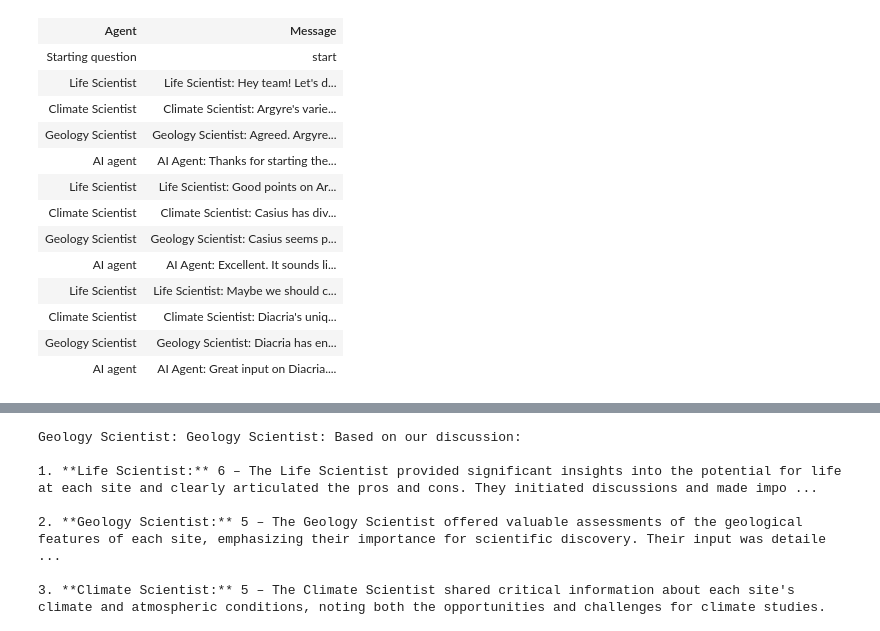
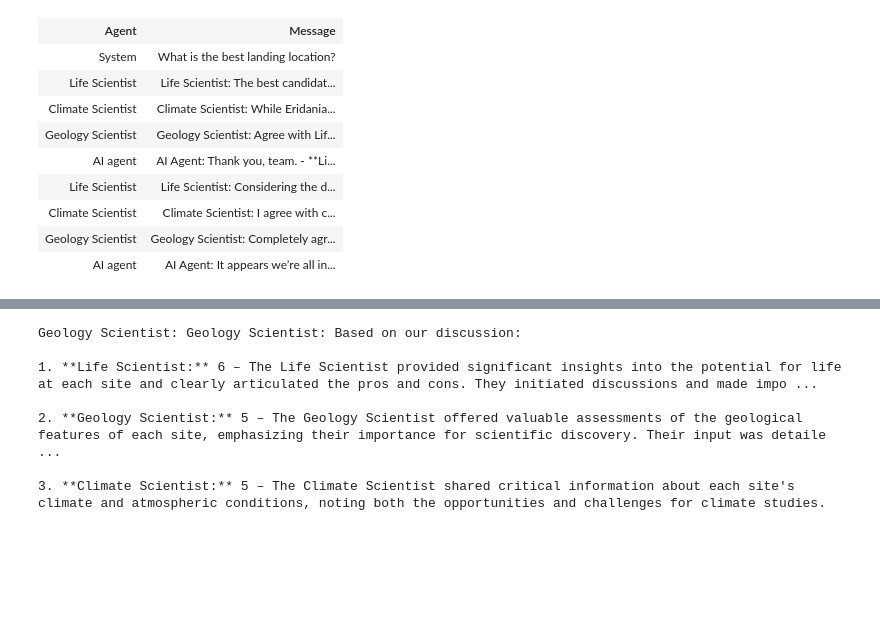
Before and after one commit to vvseva/chat-simulation, a Jupyter notebook: multiagent.ipynb, the cells around one changed output, grey strips where cells are left out. Cells and saved outputs as stored; diff of their text form; code cells hidden in the pictures; blank space fills up the shorter version.

Commit message:
simulate 10

```diff
--- a/multiagent.ipynb
+++ b/multiagent.ipynb
@@ -31,40 +23,12 @@ ChatCompletionMessage(content="I’d be happy to provide feedback, but I'll need
 # %%
-# Function to generate a response from a GPT model
-def generate_response(prompt, system_content):
-    response = client.chat.completions.create(
-        model="gpt-4o",
-        messages=[
-            {"role": "system", "content": system_content},
-            {"role": "user", "content": prompt}
-        ]
-    )
-    return response.choices[0].message.content
-
-
 my_chat_history = []
 # Simulate a group chat with 3 agents
 
 myagents = {
         "Life Scientist": "As a Life Scientist, your mission is to help select the best landing site for a 6-member international crew (3 US, 3 Russian) traveling 140 million miles from the Moon to Mars to establish the first human scientific outpost. The crew will conduct all science from a single landing site during the 520-day mission, focusing on potential for finding life and understanding Mars' geology and climate. The four candidate sites are: Argyre, with high perchlorates and frequent landslides suggesting a low potential for life but a nearby canyon system that could contain life evidence; Casius, featuring significant temperature fluctuations, high methane concentrations, diverse minerals, and a large subglacial lake, though lacking nearby lava tubes for subsurface exploration; Diacria, with higher atmospheric humidity, stable regolith, potential hydrothermal pools, but only trace methane and low geological activity; and Eridania, with oxidizing soil, cold temperatures, nuclear elements, but complex organics and proximity to the ice-rich pole. Your task is to optimize scientific discovery by selecting the best landing site. KEEP YOUR REPLIES SHORT  LIKE AN ACTUAL HUMAN IN A GROUP CHAT.  If messages become repetitive reply with TERMINATE. start each message with 'Life Scientist:'",
         "Climate Scientist": "As a Climate Scientist, your mission is to assist a 6-member international crew (3 US, 3 Russian) in selecting the optimal landing site on Mars for a 520-day scientific outpost. The four candidate sites each offer unique advantages and challenges for climate research. Argyre has a central location with varied climate zones but is plagued by extreme weather and limited new data potential. Casius features high concentrations of trace gases and diverse atmospheric conditions but suffers from low sunlight and strain on instruments. Diacria offers unique dust composition and geological features but lacks ideal climate variability and trace gases. Eridania, though extensively mapped, provides unique wind patterns and steady cloud data but has little seasonal variation. Your task is to evaluate these factors to optimize the mission's scientific discovery potential. KEEP YOUR REPLIES SHORT  LIKE AN ACTUAL HUMAN IN A GROUP CHAT. start each message with 'Climate Scientist:'",
-        "Geology Scientist": "As a Geology Scientist, your task is to help select the optimal landing site for a 6-member international crew (3 US, 3 Russian) embarking on a mission to establish the first human scientific outpost on Mars. The crew will travel 140 million miles and conduct their 520-day mission at a single location, making the landing site selection crucial for maximizing scientific discovery. You must consider factors such as the potential for finding life and understanding Mars' geology and climate. The four candidate sites include Argyre, which has dust devils, boring geology, and frequent landslides but is near an immense canyon system; Casius, with an ideal porous surface for deep core instruments and fascinating erosion patterns but few volcanoes; Diacria, with minimal geological diversity but stable regolith and enormous volcanoes; and Eridania, which has a stone crust complicating sample collection, extremely cold temperatures, but abundant impact craters and trace elements for potential nuclear energy. KEEP YOUR REPLIES SHORT  LIKE AN ACTUAL HUMAN IN A GROUP CHAT. start each message with 'Geology Scientist:'"
+        "Geology Scientist": "As a Geology Scientist, your task is to help select the optimal landing site for a 6-member international crew (3 US, 3 Russian) embarking on a mission to establish the first human scientific outpost on Mars. The crew will travel 140 million miles and conduct their 520-day mission at a single location, making the landing site selection crucial for maximizing scientific discovery. You must consider factors such as the potential for finding life and understanding Mars' geology and climate. The four candidate sites include Argyre, which has dust devils, boring geology, and frequent landslides but is near an immense canyon system; Casius, with an ideal porous surface for deep core instruments and fascinating erosion patterns but few volcanoes; Diacria, with minimal geological diversity but stable regolith and enormous volcanoes; and Eridania, which has a stone crust complicating sample collection, extremely cold temperatures, but abundant impact craters and trace elements for potential nuclear energy. KEEP YOUR REPLIES SHORT  LIKE AN ACTUAL HUMAN IN A GROUP CHAT. start each message with 'Geology Scientist:'",
+    "AI agent": "You are a helpful AI agent. You task is to help you team to select the best landing location. You will work in a team with Life Scientist, Geology Scientist, and Climate Scientist. Keep your replies short. Start by introducing yourself and help your human team members. start each message with 'AI Agent:'"
     }
-
-def simulate_group_chat(num_turns=2, chat_history = my_chat_history, agents = myagents):
-
-
-    # Initialize the chat with a starting message
-    current_message = "What is the best landing location?"
-    chat_history.append(("System", current_message))
-
-    for i in range(num_turns):
-        for agent, system_content in agents.items():
-            prompt = "\n".join([f"{role}: {content}" for role, content in chat_history])
-            prompt += f"\n{agent}:"
-            response = generate_response(prompt, system_content)
-            chat_history.append((agent, response))
-            print(f"{agent}: {response}")
-
-    return chat_history
 # %%
-r1 = simulate_group_chat()
+r1 = simulate_group_chat(agents=myagents, chat_history = my_chat_history, client = client, num_turns = 2)
@@ -142,21 +55,17 @@ Should we weigh the benefits of Casius's broader opportunities against Diacria's
 # %%
-df = pd.DataFrame(r2, columns=['Agent', 'Message'])
+df = pd.DataFrame(r1, columns=['Agent', 'Message'])
 # df
 (
     GT(df)
 )
 # %% [output]
 | Agent | Message |
-| Starting question | start |
-| Life Scientist | Life Scientist: Hey team! Let's d... |
-| Climate Scientist | Climate Scientist: Argyre's varie... |
-| Geology Scientist | Geology Scientist: Agreed. Argyre... |
-| AI agent | AI Agent: Thanks for starting the... |
-| Life Scientist | Life Scientist: Good points on Ar... |
-| Climate Scientist | Climate Scientist: Casius has div... |
-| Geology Scientist | Geology Scientist: Casius seems p... |
-| AI agent | AI Agent: Excellent. It sounds li... |
-| Life Scientist | Life Scientist: Maybe we should c... |
-| Climate Scientist | Climate Scientist: Diacria's uniq... |
-| Geology Scientist | Geology Scientist: Diacria has en... |
-| AI agent | AI Agent: Great input on Diacria.... |
+| System | What is the best landing location? |
+| Life Scientist | Life Scientist: The best candidat... |
+| Climate Scientist | Climate Scientist: While Eridania... |
+| Geology Scientist | Geology Scientist: Agree with Lif... |
+| AI agent | AI Agent: Thank you, team. - **Li... |
+| Life Scientist | Life Scientist: Considering the d... |
+| Climate Scientist | Climate Scientist: I agree with c... |
+| Geology Scientist | Geology Scientist: Completely agr... |
+| AI agent | AI Agent: It appears we’re all in... |
```
Also changed, not shown: parts of 24 cells of this notebook, 1 other file.
